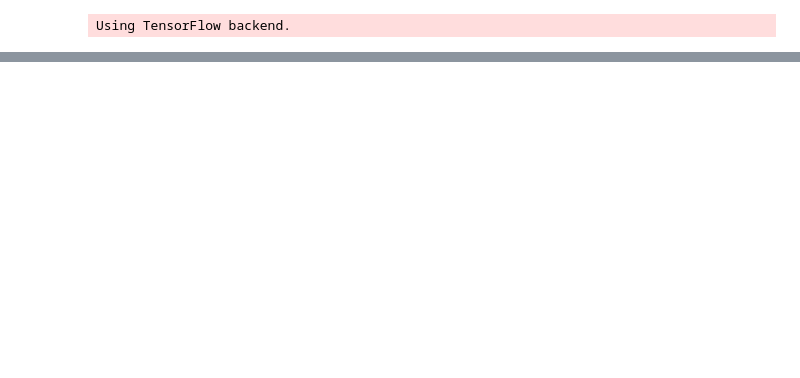
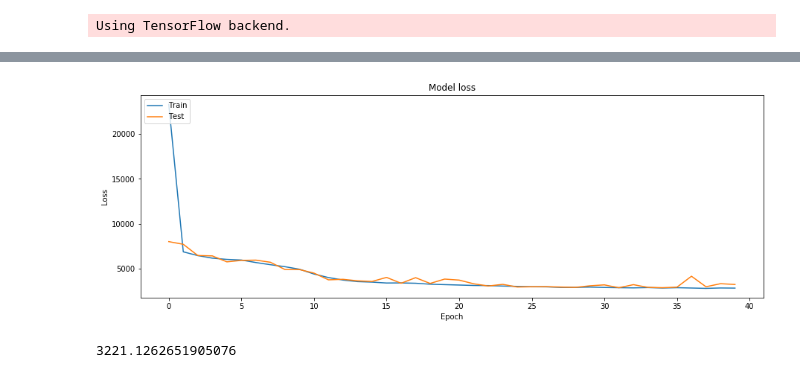
Before and after one commit to s-ankur/ug-project, a Jupyter notebook: simple_dnn.ipynb, the cells around one changed output, grey strips where cells are left out. Saved outputs shown, nothing was run; the diff lists cells and outputs as text; code cells hidden in the pictures; blank space fills up the shorter version.

```diff
--- a/simple_dnn.ipynb
+++ b/simple_dnn.ipynb
@@ -78,0 +77,6 @@ metrics.mean_squared_error(y_true=y,y_pred=y_pred)
+# %%
+plot_history(history)
+print(history.history['val_loss'][-1])
+# %% [output]
+[figure, added]
+3221.1262651905076
```
Also changed, not shown: parts of 13 cells of this notebook, 6 other files.
